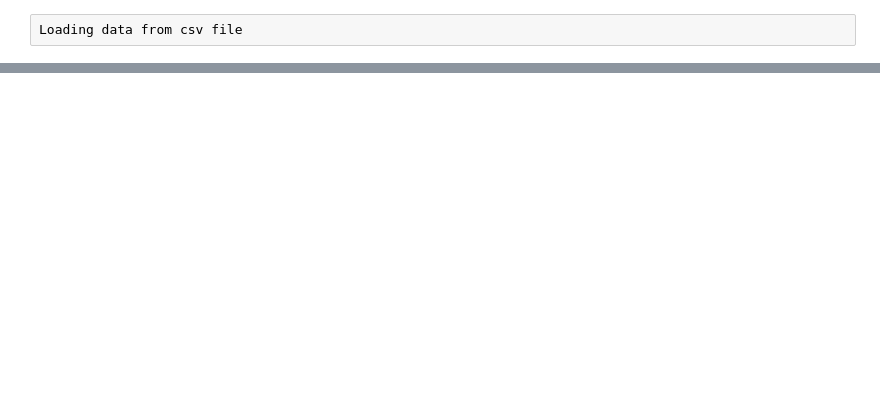
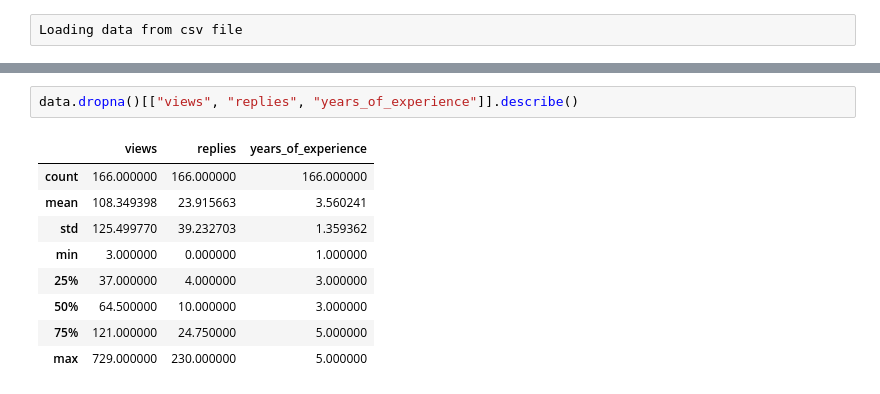
Before and after one commit to Naz-iv/py-scrape-and-analyze-djinni, a Jupyter notebook: anylize/analyze_job_market.ipynb, the cells around one changed output, grey strips where cells are left out. Saved outputs shown, nothing was run; the diff lists cells and outputs as text; blank space fills up the shorter version.

```diff
--- a/anylize/analyze_job_market.ipynb
+++ b/anylize/analyze_job_market.ipynb
@@ -26,3 +28,15 @@ data
+# %%
+data.dropna()[["views", "replies", "years_of_experience"]].describe()
+# %% [output]
+|  | views | replies | years_of_experience |
+| count | 166.000000 | 166.000000 | 166.000000 |
+| mean | 108.349398 | 23.915663 | 3.560241 |
+| std | 125.499770 | 39.232703 | 1.359362 |
+| min | 3.000000 | 0.000000 | 1.000000 |
+| 25% | 37.000000 | 4.000000 | 3.000000 |
+| 50% | 64.500000 | 10.000000 | 3.000000 |
+| 75% | 121.000000 | 24.750000 | 5.000000 |
+| max | 729.000000 | 230.000000 | 5.000000 |
 # %%
 data["years_of_experience"].value_counts().sort_index().plot(kind='bar', color='skyblue')
 # %% [output]
```
Also changed, not shown: parts of 8 cells of this notebook, 3 other files.
